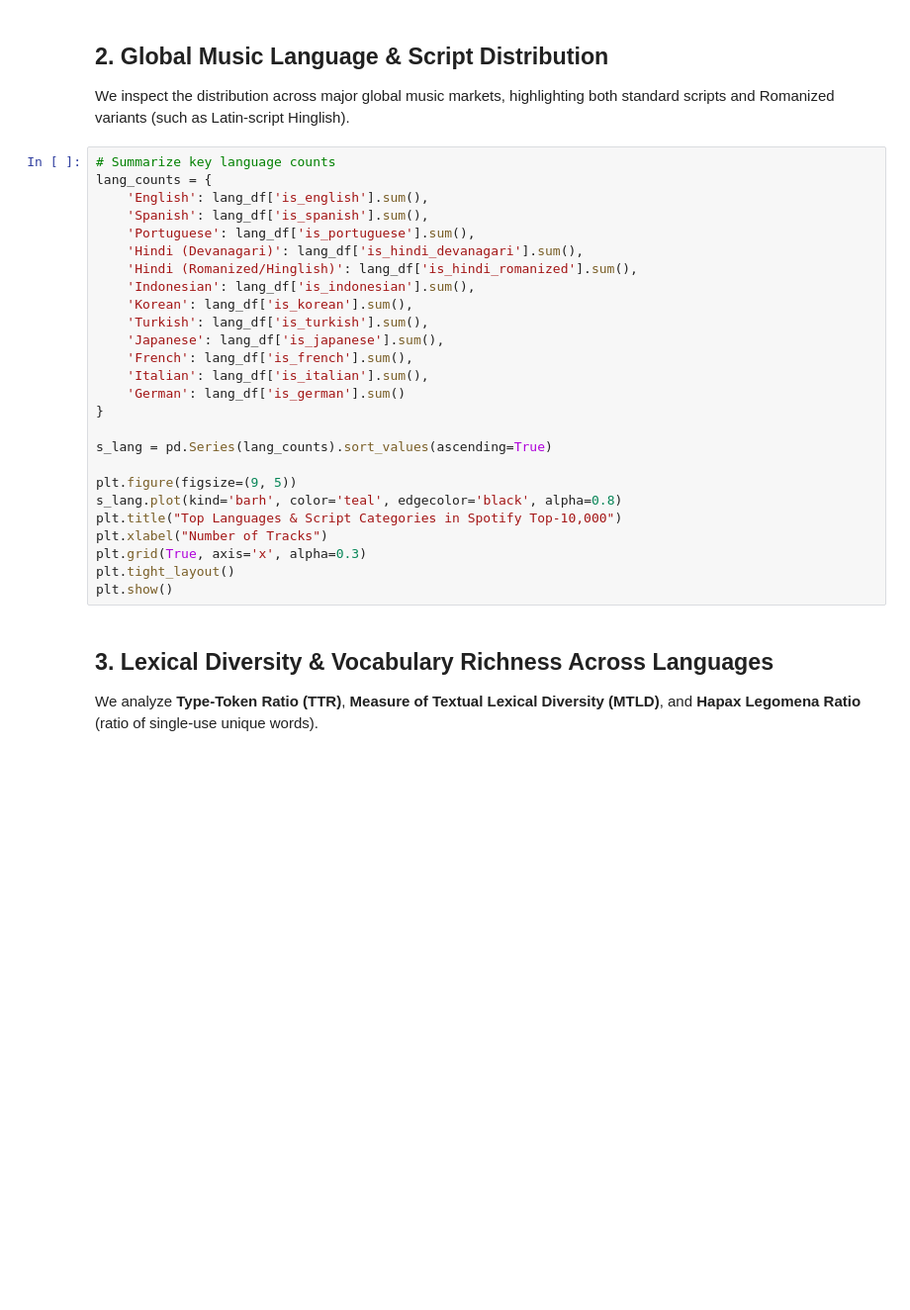
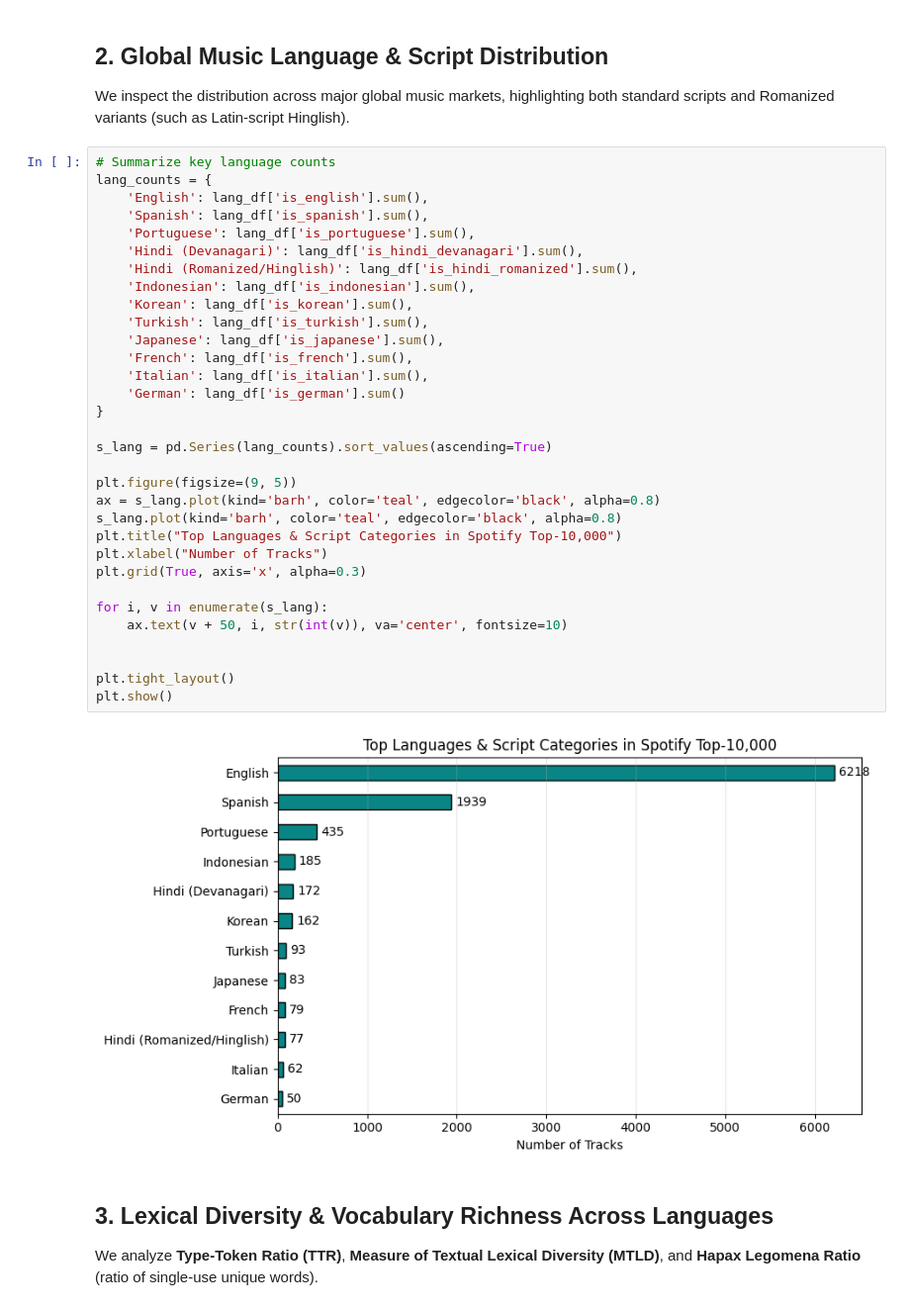
Before and after one commit to essteec/music-prediction, a Jupyter notebook: notebooks/02_global_multilingual_lyric_analysis.ipynb, the cells around one changed output. Shown at 99% size. Saved outputs shown, nothing was run; the diff lists cells and outputs as text; blank space fills up the shorter version.

```diff
--- a/notebooks/02_global_multilingual_lyric_analysis.ipynb
+++ b/notebooks/02_global_multilingual_lyric_analysis.ipynb
@@ -38,29 +40,37 @@ We inspect the distribution across major global music markets, highlighting both
 # %%
 # Summarize key language counts
 lang_counts = {
     'English': lang_df['is_english'].sum(),
     'Spanish': lang_df['is_spanish'].sum(),
     'Portuguese': lang_df['is_portuguese'].sum(),
     'Hindi (Devanagari)': lang_df['is_hindi_devanagari'].sum(),
     'Hindi (Romanized/Hinglish)': lang_df['is_hindi_romanized'].sum(),
     'Indonesian': lang_df['is_indonesian'].sum(),
     'Korean': lang_df['is_korean'].sum(),
     'Turkish': lang_df['is_turkish'].sum(),
     'Japanese': lang_df['is_japanese'].sum(),
     'French': lang_df['is_french'].sum(),
     'Italian': lang_df['is_italian'].sum(),
     'German': lang_df['is_german'].sum()
 }
 
 s_lang = pd.Series(lang_counts).sort_values(ascending=True)
 
 plt.figure(figsize=(9, 5))
+ax = s_lang.plot(kind='barh', color='teal', edgecolor='black', alpha=0.8)
 s_lang.plot(kind='barh', color='teal', edgecolor='black', alpha=0.8)
 plt.title("Top Languages & Script Categories in Spotify Top-10,000")
 plt.xlabel("Number of Tracks")
 plt.grid(True, axis='x', alpha=0.3)
+
+for i, v in enumerate(s_lang):
+    ax.text(v + 50, i, str(int(v)), va='center', fontsize=10)
+
+
 plt.tight_layout()
 plt.show()
+# %% [output]
+[figure, added]
 # %% [markdown]
 ## 3. Lexical Diversity & Vocabulary Richness Across Languages
 We analyze **Type-Token Ratio (TTR)**, **Measure of Textual Lexical Diversity (MTLD)**, and **Hapax Legomena Ratio** (ratio of single-use unique words).
```
Also changed, not shown: parts of 5 cells of this notebook, 24 other files.
